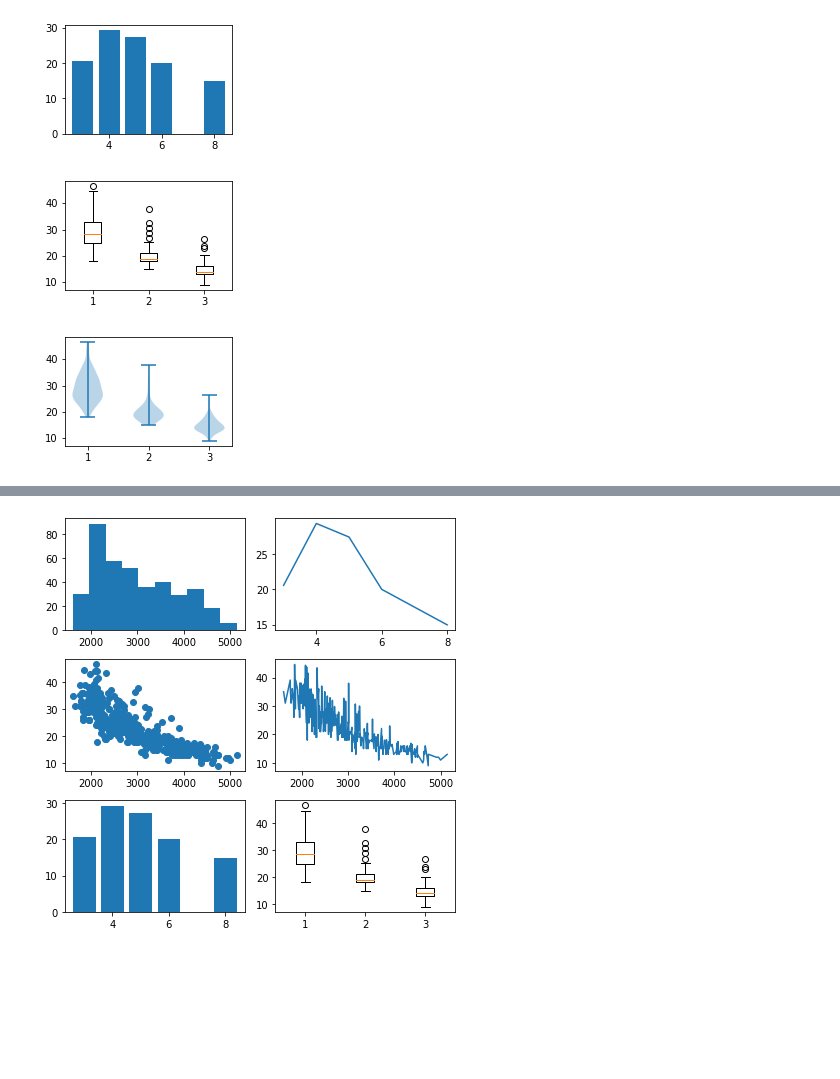
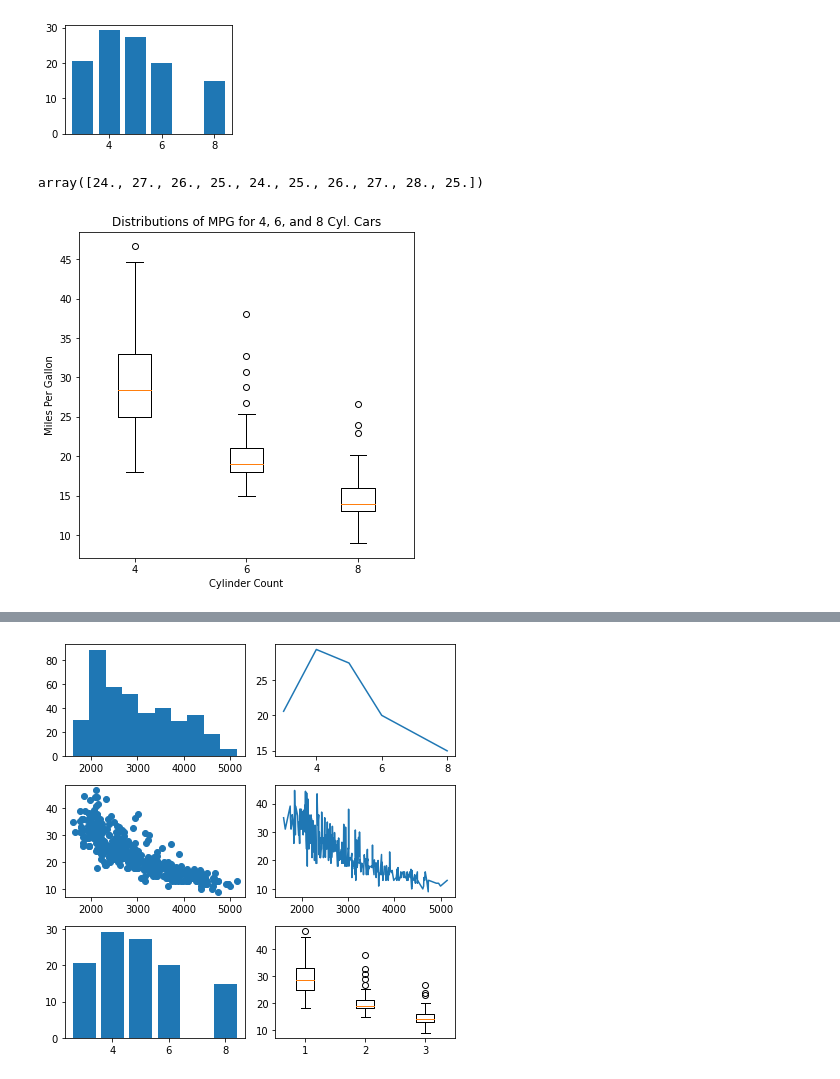
Before and after one commit to jpnski/msds593, a Jupyter notebook: labs/lab-8-27.ipynb, the cells around one changed output, grey strips where cells are left out. Cells and saved outputs as stored; diff of their text form; code cells hidden in the pictures; blank space fills up the shorter version.

```diff
--- a/labs/lab-8-27.ipynb
+++ b/labs/lab-8-27.ipynb
@@ -103,17 +105,18 @@ ax.bar(cyl, avg_mpg)
 plt.show()
 # %% [output]
 [figure]
-# %%
-cyl_arr = [cyl4, cyl6, cyl8]
-
-fig, ax = plt.subplots(figsize=(3,2))
-ax.boxplot(cyl_arr)
-plt.show()
-# %% [output]
-[figure, removed]
-# %%
-fig, ax = plt.subplots(figsize=(3,2))
-ax.violinplot(cyl_arr)
-plt.show()
-# %% [output]
-[figure, removed]
+# %%
+cyl_arr = [cyl4, cyl6, cyl8]
+cyl_arr[0][0:10] #0th index is the MPG data for cars where cyl==4
+# %% [output]
+array([24., 27., 26., 25., 24., 25., 26., 27., 28., 25.])
+# %%
+fig, ax = plt.subplots(figsize=(6,6))
+ax.boxplot(cyl_arr, labels=(4, 6, 8))
+
+ax.set_title('Distributions of MPG for 4, 6, and 8 Cyl. Cars')
+ax.set_xlabel('Cylinder Count')
+ax.set_ylabel('Miles Per Gallon')
+plt.show()
+# %% [output]
+[figure, added]
```
Also changed, not shown: parts of 21 cells of this notebook.
